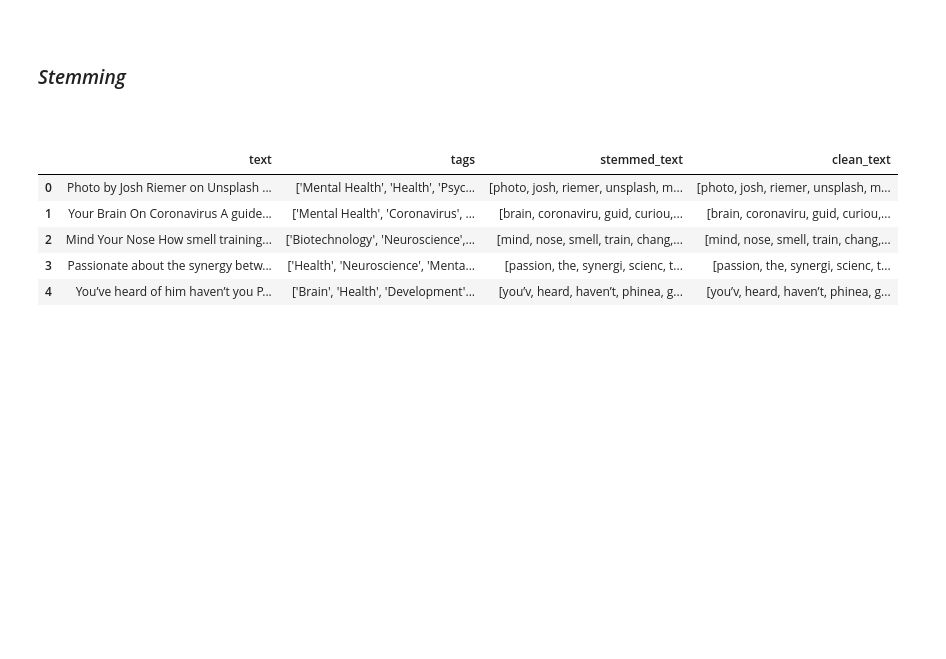
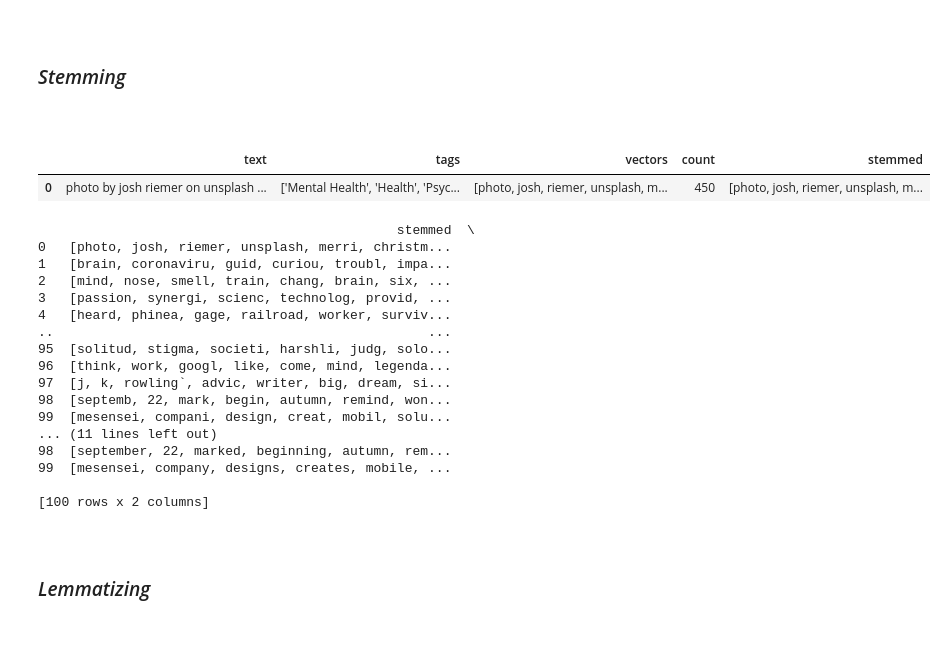
Before and after one commit to CreepyShell/FYP, a Jupyter notebook: nltk_learning.ipynb, the cells around one changed output. Cells and saved outputs as stored; diff of their text form; code cells hidden in the pictures; blank space fills up the shorter version.

```diff
--- a/nltk_learning.ipynb
+++ b/nltk_learning.ipynb
@@ -80,11 +96,38 @@ stem_text()
 # %% [markdown]
 <br><h3><i>Stemming</i></h3><br>
-# %%
-data[:5]
-# %% [output]
-|  | text | tags | stemmed_text | clean_text |
-| 0 | Photo by Josh Riemer on Unsplash ... | ['Mental Health', 'Health', 'Psyc... | [photo, josh, riemer, unsplash, m... | [photo, josh, riemer, unsplash, m... |
-| 1 | Your Brain On Coronavirus A guide... | ['Mental Health', 'Coronavirus', ... | [brain, coronaviru, guid, curiou,... | [brain, coronaviru, guid, curiou,... |
-| 2 | Mind Your Nose How smell training... | ['Biotechnology', 'Neuroscience',... | [mind, nose, smell, train, chang,... | [mind, nose, smell, train, chang,... |
-| 3 | Passionate about the synergy betw... | ['Health', 'Neuroscience', 'Menta... | [passion, the, synergi, scienc, t... | [passion, the, synergi, scienc, t... |
-| 4 | You’ve heard of him haven’t you P... | ['Brain', 'Health', 'Development'... | [you’v, heard, haven’t, phinea, g... | [you’v, heard, haven’t, phinea, g... |
+# %%
+data[0:1]
+# %% [output]
+|  | text | tags | vectors | count | stemmed |
+| 0 | photo by josh riemer on unsplash ... | ['Mental Health', 'Health', 'Psyc... | [photo, josh, riemer, unsplash, m... | 450 | [photo, josh, riemer, unsplash, m... |
+# %%
+def stem_text():
+    ps = nltk.PorterStemmer()
+    data['stemmed'] = data['vectors'].apply(lambda x: copy.deepcopy(x))
+    for index in range(0, len(data)):
+        words = data.loc[index, 'stemmed']
+        for i in range(0, len(words)):
+            words[i] = ps.stem(words[i])
+        data.at[index, 'stemmed'] = words
+stem_text()
+print(data[['stemmed', 'vectors']])
+# %% [output]
+                                              stemmed  \
+0   [photo, josh, riemer, unsplash, merri, christm...
+1   [brain, coronaviru, guid, curiou, troubl, impa...
+2   [mind, nose, smell, train, chang, brain, six, ...
+3   [passion, synergi, scienc, technolog, provid, ...
+4   [heard, phinea, gage, railroad, worker, surviv...
+..                                                ...
+95  [solitud, stigma, societi, harshli, judg, solo...
+96  [think, work, googl, like, come, mind, legenda...
+97  [j, k, rowling`, advic, writer, big, dream, si...
+98  [septemb, 22, mark, begin, autumn, remind, won...
+99  [mesensei, compani, design, creat, mobil, solu...
+... (11 lines left out)
+98  [september, 22, marked, beginning, autumn, rem...
+99  [mesensei, company, designs, creates, mobile, ...
+
+[100 rows x 2 columns]
+# %% [markdown]
+<br><h3><i>Lemmatizing</i></h3><br>
```
Also changed, not shown: parts of 28 cells of this notebook.
